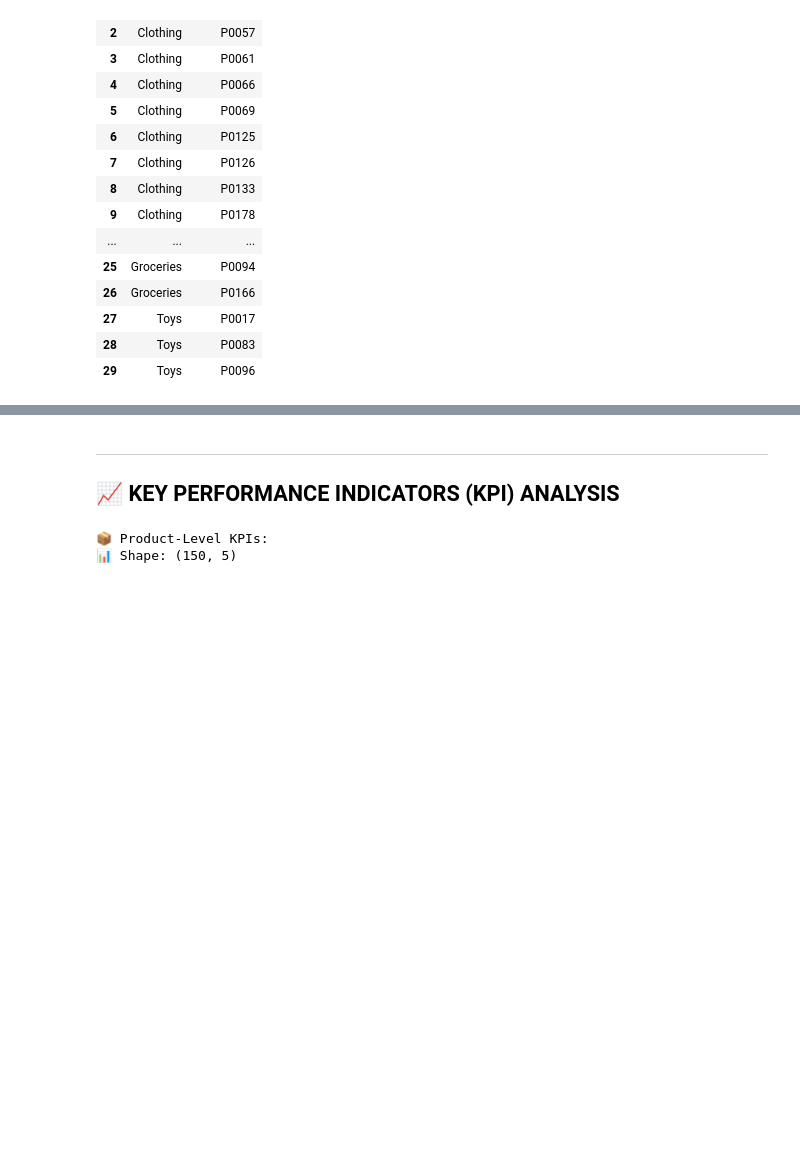
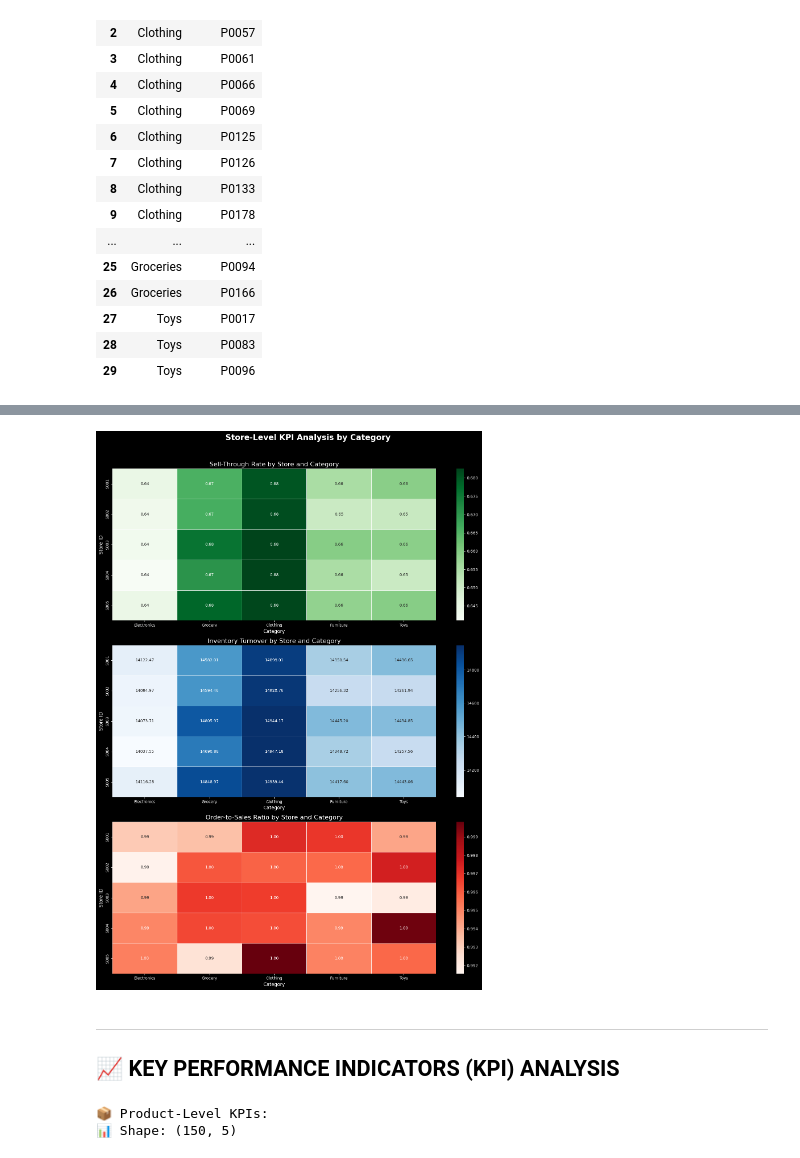
Before and after one commit to gnaneshgunda/Inventory_management, a Jupyter notebook: sql-task-2.ipynb, the cells around one changed output, grey strips where cells are left out. Saved outputs shown, nothing was run; the diff lists cells and outputs as text; code cells hidden in the pictures; blank space fills up the shorter version.

Commit message:
added few graphs and modified some queries

```diff
--- a/sql-task-2.ipynb
+++ b/sql-task-2.ipynb
@@ -253,3 +254,46 @@ df_kpi_by_store.describe()
+# %%
+# =============================================================================
+# VISUALIZATION OF STORE-LEVEL KPIs
+# =============================================================================
+
+# Set up the figure for multiple plots
+fig, axes = plt.subplots(3, 1, figsize=(15, 20))
+fig.suptitle('Store-Level KPI Analysis by Category', fontsize=20, fontweight='bold')
+
+# --- 1. Sell-Through Rate Heatmap ---
+sell_through_cols = [col for col in df_kpi_by_store.columns if 'Sell_Through_Rate' in col]
+df_sell_through = df_kpi_by_store[['Store_ID'] + sell_through_cols].set_index('Store_ID')
+df_sell_through.columns = [c.replace('_Sell_Through_Rate', '') for c in df_sell_through.columns]
+
+sns.heatmap(df_sell_through, annot=True, fmt=".2f", cmap="Greens", ax=axes[0], linewidths=.5)
+axes[0].set_title('Sell-Through Rate by Store and Category', fontsize=16)
+axes[0].set_xlabel('Category', fontsize=12)
+axes[0].set_ylabel('Store ID', fontsize=12)
+
+# --- 2. Inventory Turnover Heatmap ---
+inventory_turnover_cols = [col for col in df_kpi_by_store.columns if 'Inventory_Turnover' in col]
+df_inventory_turnover = df_kpi_by_store[['Store_ID'] + inventory_turnover_cols].set_index('Store_ID')
+df_inventory_turnover.columns = [c.replace('_Inventory_Turnover', '') for c in df_inventory_turnover.columns]
+
+sns.heatmap(df_inventory_turnover, annot=True, fmt=".2f", cmap="Blues", ax=axes[1], linewidths=.5)
+axes[1].set_title('Inventory Turnover by Store and Category', fontsize=16)
+axes[1].set_xlabel('Category', fontsize=12)
+axes[1].set_ylabel('Store ID', fontsize=12)
+
+# --- 3. Order-Sales Ratio Heatmap ---
+order_sales_cols = [col for col in df_kpi_by_store.columns if 'Order_Sales_Ratio' in col]
+df_order_sales = df_kpi_by_store[['Store_ID'] + order_sales_cols].set_index('Store_ID')
+df_order_sales.columns = [c.replace('_Order_Sales_Ratio', '') for c in df_order_sales.columns]
+
+sns.heatmap(df_order_sales, annot=True, fmt=".2f", cmap="Reds", ax=axes[2], linewidths=.5)
+axes[2].set_title('Order-to-Sales Ratio by Store and Category', fontsize=16)
+axes[2].set_xlabel('Category', fontsize=12)
+axes[2].set_ylabel('Store ID', fontsize=12)
+
+plt.tight_layout(rect=[0, 0, 1, 0.96])
+plt.show()
+# %% [output]
+[figure, added]
 # %% [markdown]
 ---
 
```
Also changed, not shown: parts of 11 cells of this notebook, 1 other file.
